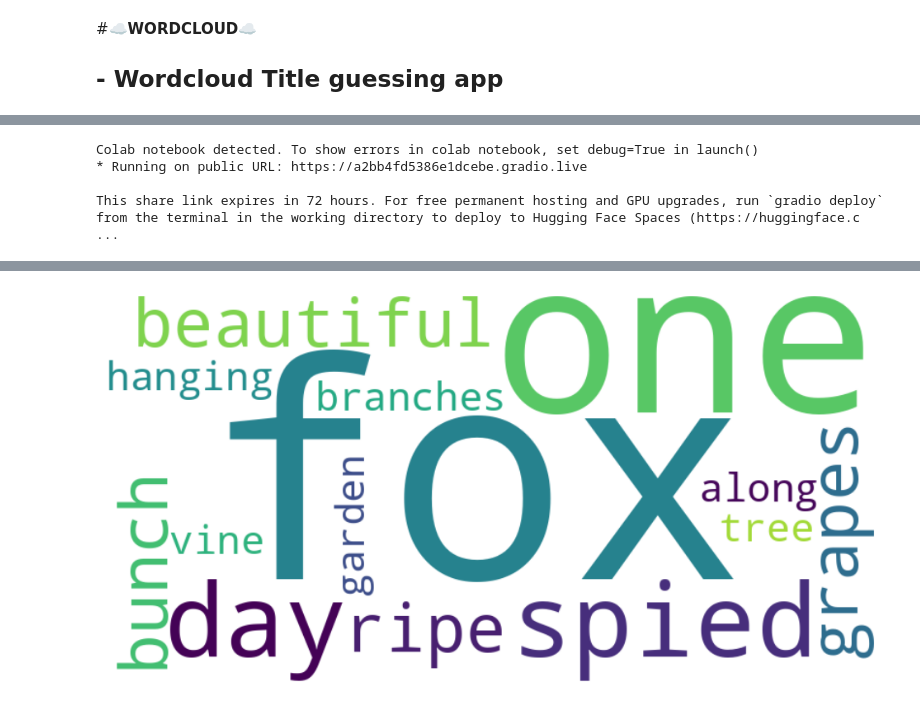
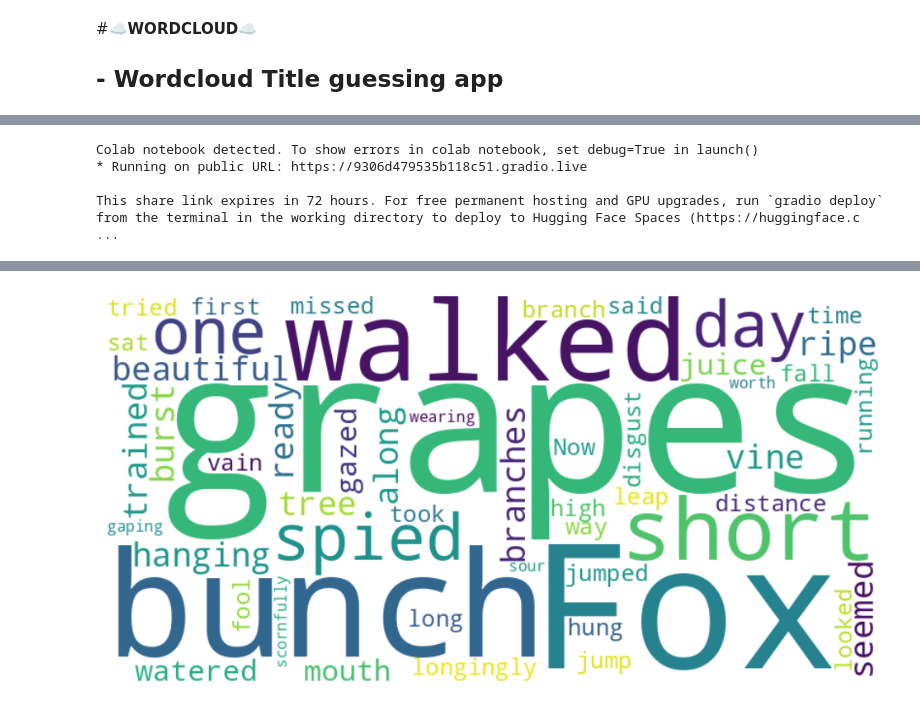
Before and after one commit to yura-eng/G4, a Jupyter notebook: WC.ipynb, the cells around one changed output, grey strips where cells are left out. Cells and saved outputs as stored; diff of their text form; code cells hidden in the pictures.

```diff
--- a/WC.ipynb
+++ b/WC.ipynb
@@ -30,7 +30,15 @@ import matplotlib.pyplot as plt
 
 # 동화 내용
 aesop_text = """
-A fox one day spied a beautiful bunch of ripe grapes hanging from a vine along the branches of a tree in a garden...
+A Fox one day spied a beautiful bunch of ripe grapes hanging from a vine trained along the branches of a tree. The grapes seemed ready to burst with juice, and the Fox's mouth watered as he gazed longingly at them.
+
+The bunch hung from a high branch, and the Fox had to jump for it. The first time he jumped he missed it by a long way. So he walked off a short distance and took a running leap at it, only to fall short once more. Again and again he tried, but in vain.
+
+Now he sat down and looked at the grapes in disgust.
+
+"What a fool I am," he said. "Here I am wearing myself out to get a bunch of sour grapes that are not worth gaping for."
+
+And off he walked very, very scornfully.
 """  # Replace with the full text of the story
 
 # 워드클라우드 생성 함수
@@ -46,32 +54,32 @@ def generate_wordcloud():
 # 정답 확인 함수
 def check_title(user_input):
     correct_title = "The Fox and the Grapes"  # 문자열이 제대로 닫힘
     if user_input.lower() == correct_title.lower():
         return "Correct! The title is indeed 'The Fox and the Grapes.'"
     else:
         return f"Incorrect! The correct title is '{correct_title}'."
 
 # Gradio 인터페이스 설정
 def app_interface():
     wordcloud_image = generate_wordcloud()  # 워드클라우드 이미지 생성
     with gr.Blocks() as demo:
         gr.Markdown("# Wordcloud Title Guessing App")
         with gr.Row():
             gr.Image(wordcloud_image, label="Wordcloud")  # .style 제거
         title_input = gr.Textbox(label="Guess the Title of the Story")
         output = gr.Textbox(label="Result")
         submit_button = gr.Button("Submit")
         submit_button.click(fn=check_title, inputs=title_input, outputs=output)
     return demo
 
 # Gradio 앱 실행
 if __name__ == "__main__":
     app = app_interface()
     app.launch(share=True)  # 외부 접근 가능한 링크 생성
 # %% [output]
 Colab notebook detected. To show errors in colab notebook, set debug=True in launch()
-* Running on public URL: https://a2bb4fd5386e1dcebe.gradio.live
+* Running on public URL: https://9306d479535b118c51.gradio.live
 
 This share link expires in 72 hours. For free permanent hosting and GPU upgrades, run `gradio deploy` from the terminal in the working directory to deploy to Hugging Face Spaces (https://huggingface.c ...
 [interactive output not drawn]
-[figure, old version]
+[figure, new version]
```
Also changed, not shown: parts of 1 cell of this notebook.
